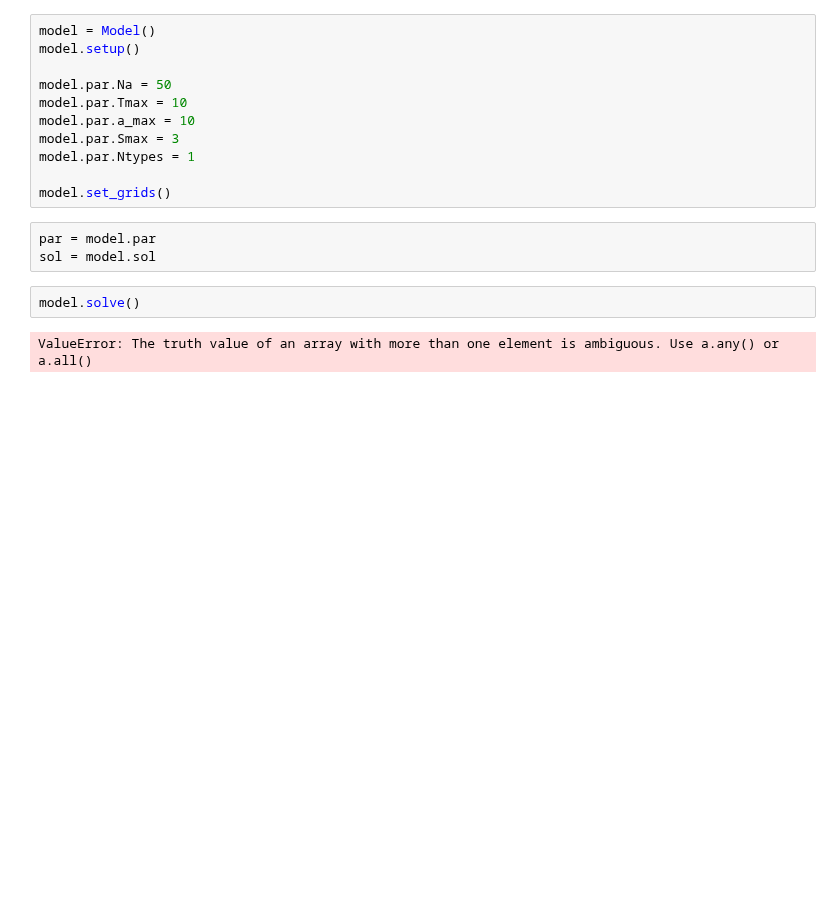
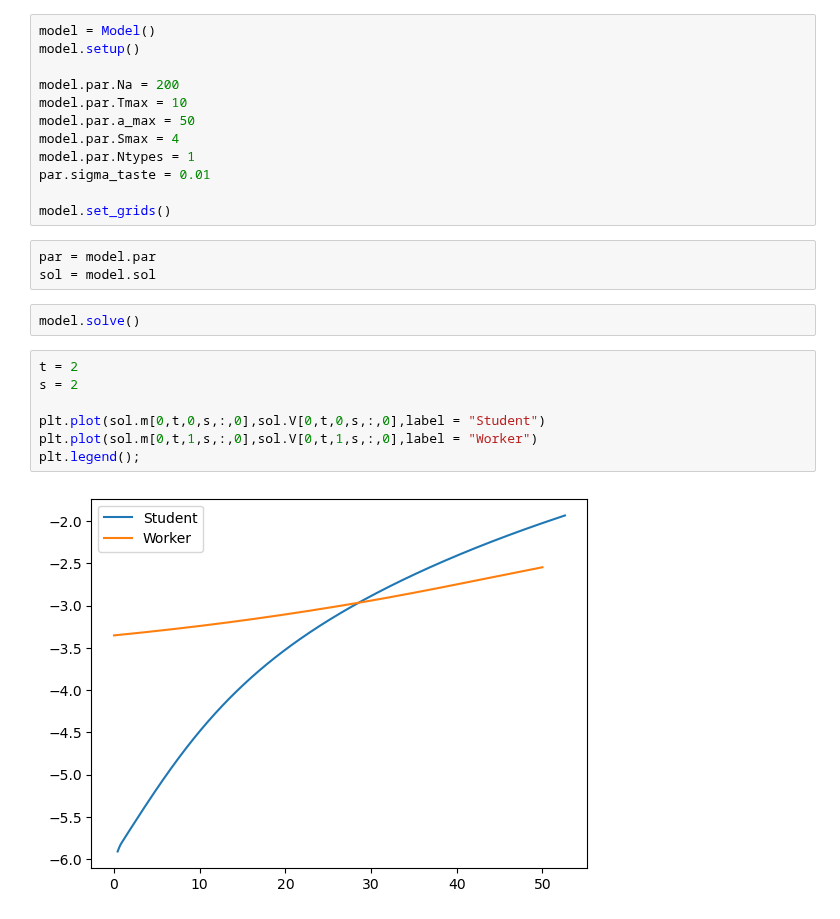
Before and after one commit to ansofol/DP_term_paper, a Jupyter notebook: main_model/test_run.ipynb, the cells around one changed output. Drawn from its saved outputs; the diff is of its cells as text; blank space fills up the shorter version.

```diff
--- a/main_model/test_run.ipynb
+++ b/main_model/test_run.ipynb
@@ -8,11 +11,12 @@ from matplotlib import pyplot as plt
 model = Model()
 model.setup()
 
-model.par.Na = 50
+model.par.Na = 200
 model.par.Tmax = 10
-model.par.a_max = 10
-model.par.Smax = 3
+model.par.a_max = 50
+model.par.Smax = 4
 model.par.Ntypes = 1
+par.sigma_taste = 0.01
 
 model.set_grids()
 # %%
@@ -20,5 +24,12 @@ par = model.par
 sol = model.sol
 # %%
 model.solve()
-# %% [output]
-ValueError: The truth value of an array with more than one element is ambiguous. Use a.any() or a.all()
+# %%
+t = 2
+s = 2
+
+plt.plot(sol.m[0,t,0,s,:,0],sol.V[0,t,0,s,:,0],label = "Student")
+plt.plot(sol.m[0,t,1,s,:,0],sol.V[0,t,1,s,:,0],label = "Worker")
+plt.legend();
+# %% [output]
+[figure, added]
```
Also changed, not shown: parts of 2 cells of this notebook, 1 other file.
